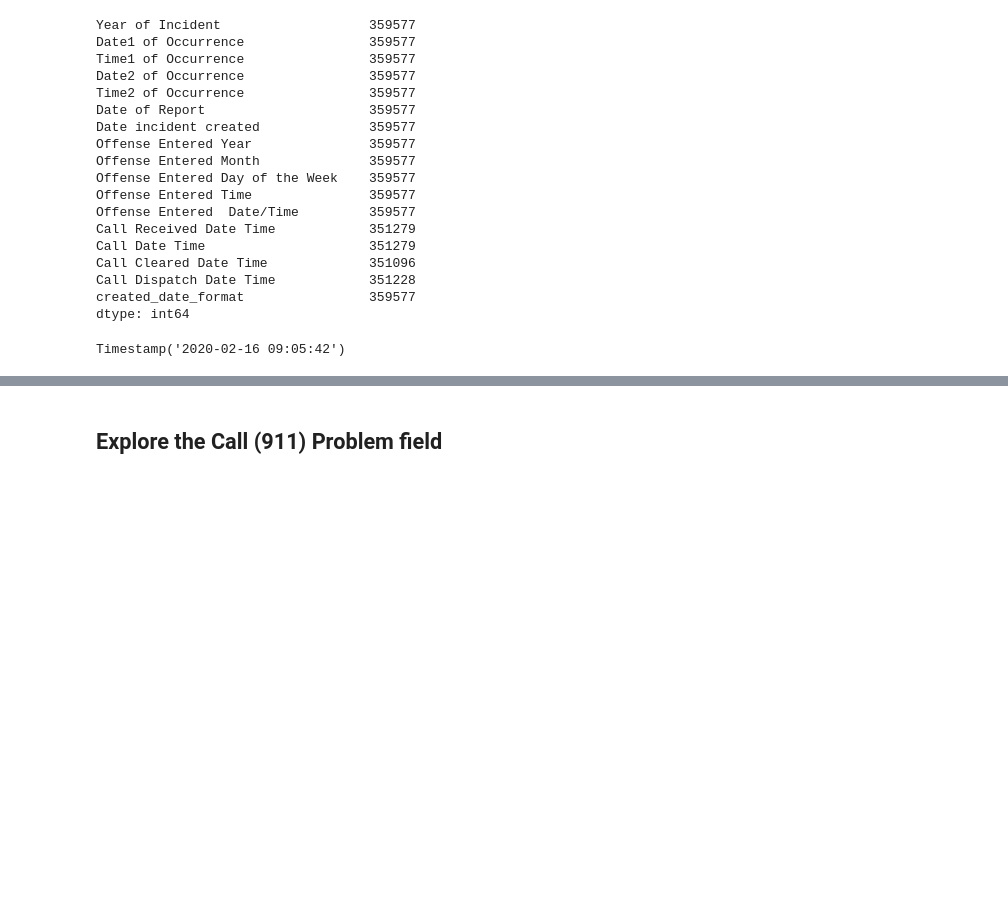
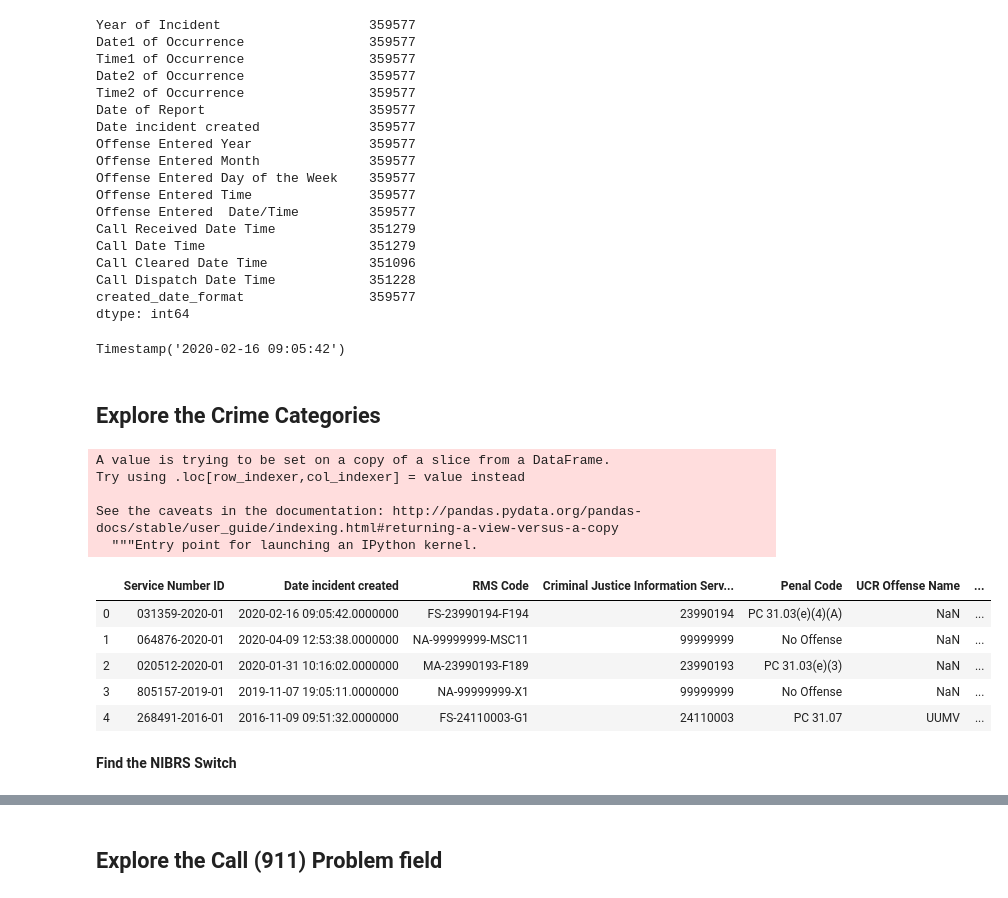
Before and after one commit to CommunityDataEmpowerment/data_exploration, a Jupyter notebook: 20200506_Incidents_Explore.ipynb, the cells around one changed output, grey strips where cells are left out. Saved outputs shown, nothing was run; the diff lists cells and outputs as text; code cells hidden in the pictures; blank space fills up the shorter version.

```diff
--- a/20200506_Incidents_Explore.ipynb
+++ b/20200506_Incidents_Explore.ipynb
@@ -149,3 +168,5 @@ Timestamp('2020-02-16 09:05:42')
 df_date_ct = df_date.groupby(df_date['created_date_format'].dt.normalize())['Date of Report'].count()
 # %%
 df_date_ct.to_pickle('data/20200506_df_date_ct.p')
+# %% [markdown]
+## Explore the Crime Categories
@@ -151,0 +180,19 @@ df_date_ct.to_pickle('data/20200506_df_date_ct.p')
+# %%
+df_crime_cat['created_date_format'] = df_crime_cat['Date incident created'].apply(lambda x:pd.to_datetime(x))
+# %% [output]
+A value is trying to be set on a copy of a slice from a DataFrame.
+Try using .loc[row_indexer,col_indexer] = value instead
+
+See the caveats in the documentation: http://pandas.pydata.org/pandas-docs/stable/user_guide/indexing.html#returning-a-view-versus-a-copy
+  """Entry point for launching an IPython kernel.
+# %%
+df_crime_cat.head()
+# %% [output]
+|  | Service Number ID | Date incident created | RMS Code | Criminal Justice Information Serv... | Penal Code | UCR Offense Name | ... |
+| 0 | 031359-2020-01 | 2020-02-16 09:05:42.0000000 | FS-23990194-F194 | 23990194 | PC 31.03(e)(4)(A) | NaN | ... |
+| 1 | 064876-2020-01 | 2020-04-09 12:53:38.0000000 | NA-99999999-MSC11 | 99999999 | No Offense | NaN | ... |
+| 2 | 020512-2020-01 | 2020-01-31 10:16:02.0000000 | MA-23990193-F189 | 23990193 | PC 31.03(e)(3) | NaN | ... |
+| 3 | 805157-2019-01 | 2019-11-07 19:05:11.0000000 | NA-99999999-X1 | 99999999 | No Offense | NaN | ... |
+| 4 | 268491-2016-01 | 2016-11-09 09:51:32.0000000 | FS-24110003-G1 | 24110003 | PC 31.07 | UUMV | ... |
+# %% [markdown]
+**Find the NIBRS Switch**
```
Also changed, not shown: parts of 25 cells of this notebook.
